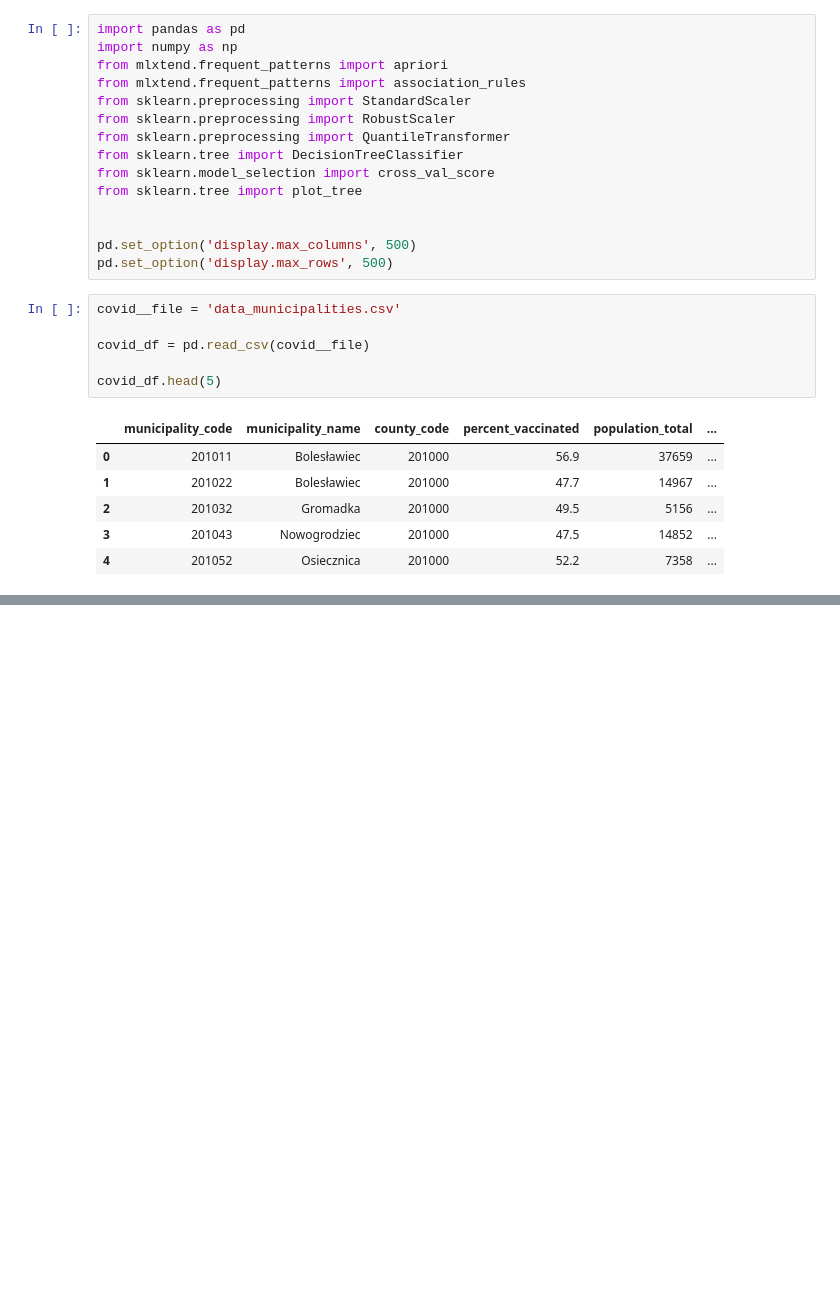
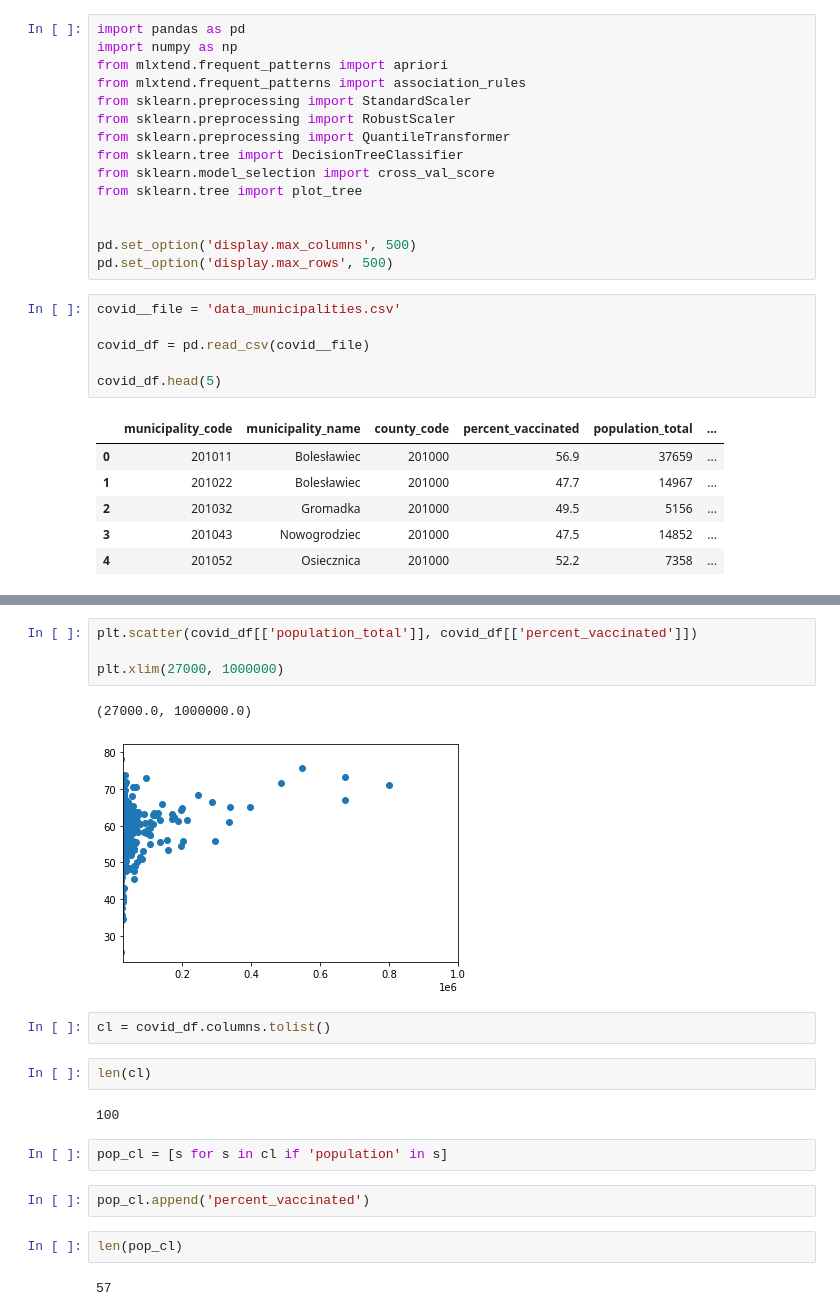
Before and after one commit to bahadurvikram/EC2024, a Jupyter notebook: Untitled-1.ipynb, the cells around one changed output, grey strips where cells are left out. Drawn from its saved outputs; the diff is of its cells as text; blank space fills up the shorter version.

```diff
--- a/Untitled-1.ipynb
+++ b/Untitled-1.ipynb
@@ -63,0 +82,21 @@ profile.to_widgets()
+# %%
+plt.scatter(covid_df[['population_total']], covid_df[['percent_vaccinated']])
+
+plt.xlim(27000, 1000000)
+# %% [output]
+(27000.0, 1000000.0)
+[figure, added]
+# %%
+cl = covid_df.columns.tolist()
+# %%
+len(cl)
+# %% [output]
+100
+# %%
+pop_cl = [s for s in cl if 'population' in s]
+# %%
+pop_cl.append('percent_vaccinated')
+# %%
+len(pop_cl)
+# %% [output]
+57
```
Also changed, not shown: parts of 36 cells of this notebook.
